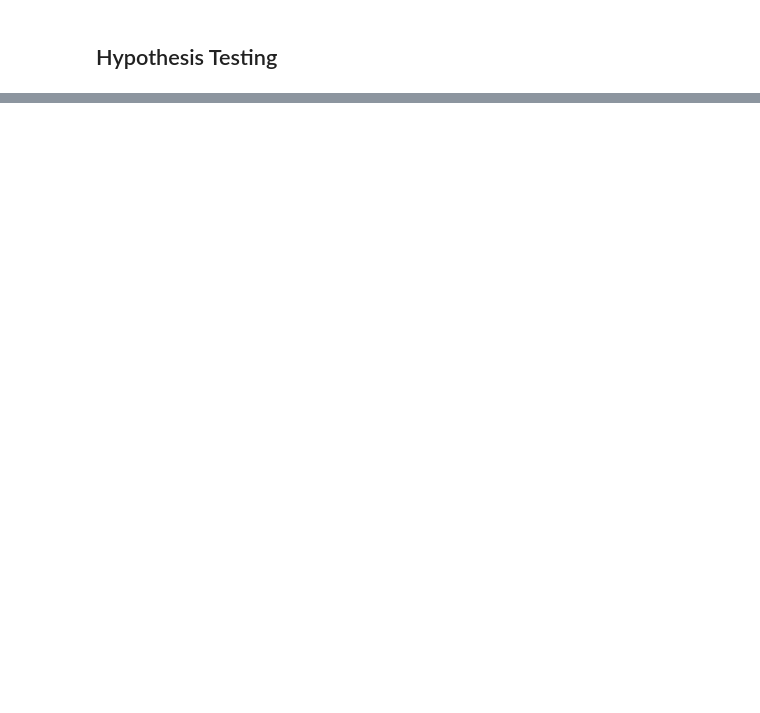
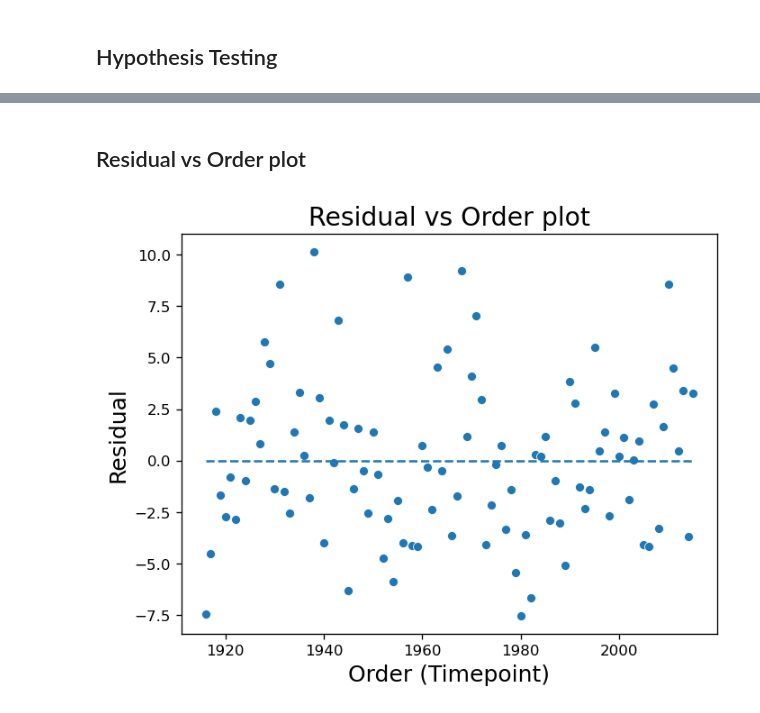
Before and after one commit to chuanfuyap/mini-ds-projects, a Jupyter notebook: linear-regression/regression-notes.ipynb, the cells around one changed output, grey strips where cells are left out. Drawn from its saved outputs; the diff is of its cells as text; code cells hidden in the pictures; blank space fills up the shorter version.

```diff
--- a/linear-regression/regression-notes.ipynb
+++ b/linear-regression/regression-notes.ipynb
@@ -64,0 +101,25 @@ strong multicollinearity or other numerical problems.
+# %% [markdown]
+## Residual vs Order plot
+# %%
+## load data and fit model
+eq = pd.read_csv("data/earthquakes.txt", sep="\t", index_col=0)
+
+X = sm.add_constant(eq.index)
+y = eq.Quakes
+
+model = sm.OLS(y, X).fit()
+
+## extract values to plot
+resid = model.resid
+
+## scatter plot
+plt.figure(dpi=120)
+sns.scatterplot(x=eq.index, y=resid)
+# np is numpy package used to find min max value
+plt.hlines(y=0, xmin = np.min(eq.index), xmax=np.max(eq.index), linestyle="--")
+plt.title("Residual vs Order plot", fontsize=17)
+plt.ylabel("Residual", fontsize=15)
+plt.xlabel("Order (Timepoint)", fontsize=15)
+plt.savefig("resid_order.png")
+# %% [output]
+[figure, added]
```
Also changed, not shown: parts of 48 cells of this notebook, 1 other file.
